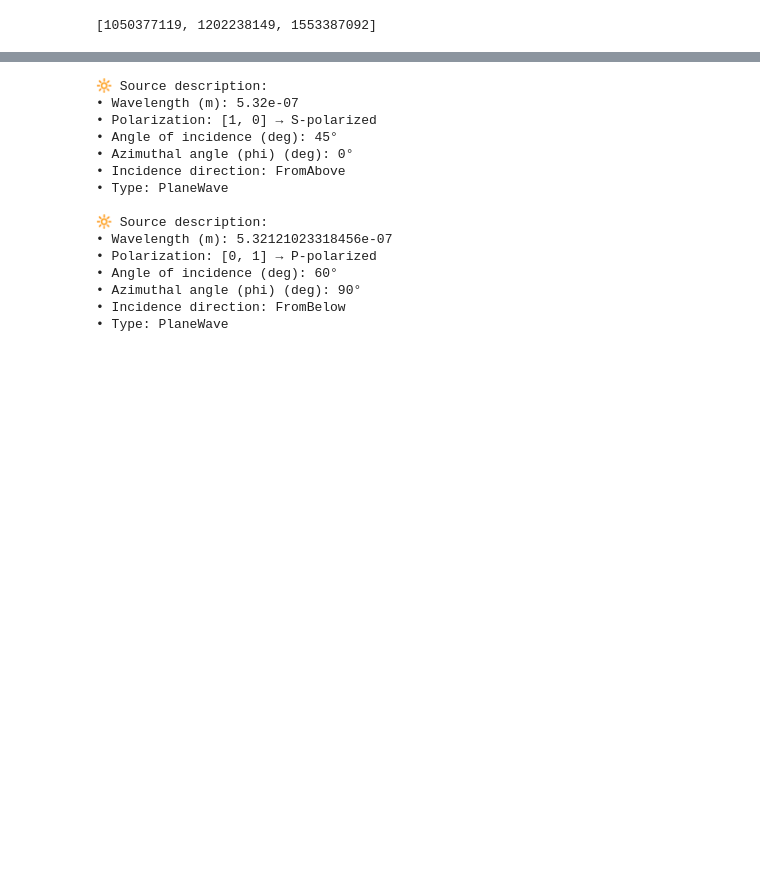
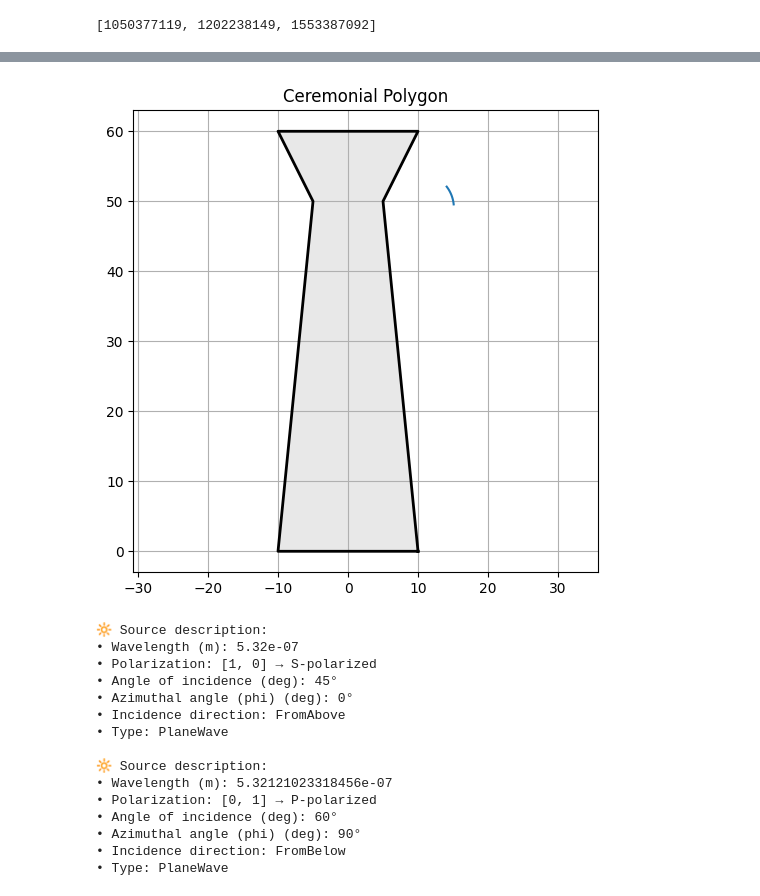
Before and after one commit to kasandrle/JCMwave_modeling, a Jupyter notebook: notbooks/start.ipynb, the cells around one changed output, grey strips where cells are left out. Saved outputs shown, nothing was run; the diff lists cells and outputs as text; code cells hidden in the pictures; blank space fills up the shorter version.

```diff
--- a/notbooks/start.ipynb
+++ b/notbooks/start.ipynb
@@ -90,3 +308,26 @@ print(gen.describe())
+# %%
+coords = np.array(gen.generate())
+round = corner_round(cords[0],cords[1],cords[2],5)
+# Close the polygon by appending the first point
+coords = np.vstack([coords, coords[0]])
+
+# Plot
+plt.figure(figsize=(6, 6))
+plt.plot(coords[:, 0], coords[:, 1], 'k-', linewidth=2)
+plt.fill(coords[:, 0], coords[:, 1], color='lightgray', alpha=0.5)
+#plt.scatter(coords[:, 0], coords[:, 1], color='red', zorder=5)
+plt.plot(round[:, 0], round[:, 1])
+
+# Annotate points
+#for i, (x, y) in enumerate(coords[:-1]):
+#    plt.text(x, y, f'{i}', fontsize=12, ha='center', va='bottom')
+
+plt.axis('equal')
+plt.title('Ceremonial Polygon')
+plt.grid(True)
+plt.show()
+# %% [output]
+[figure, added]
 # %%
 
 
```
Also changed, not shown: parts of 6 cells of this notebook, 2 other files.
